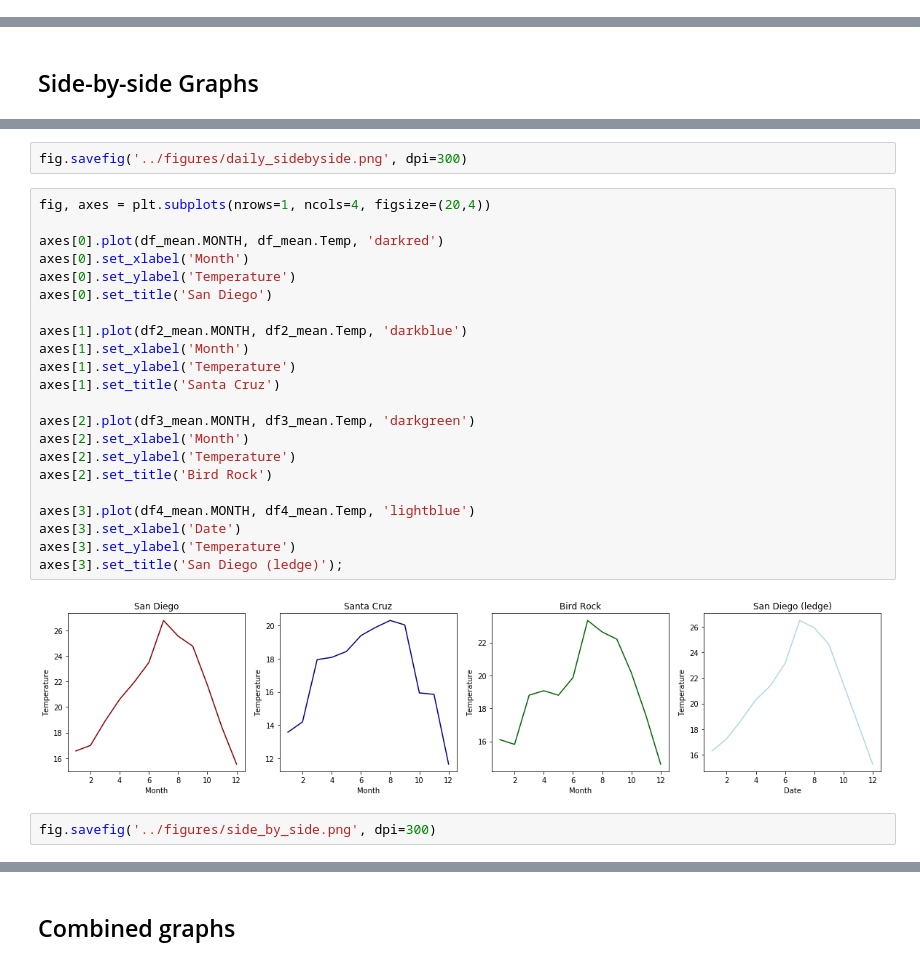
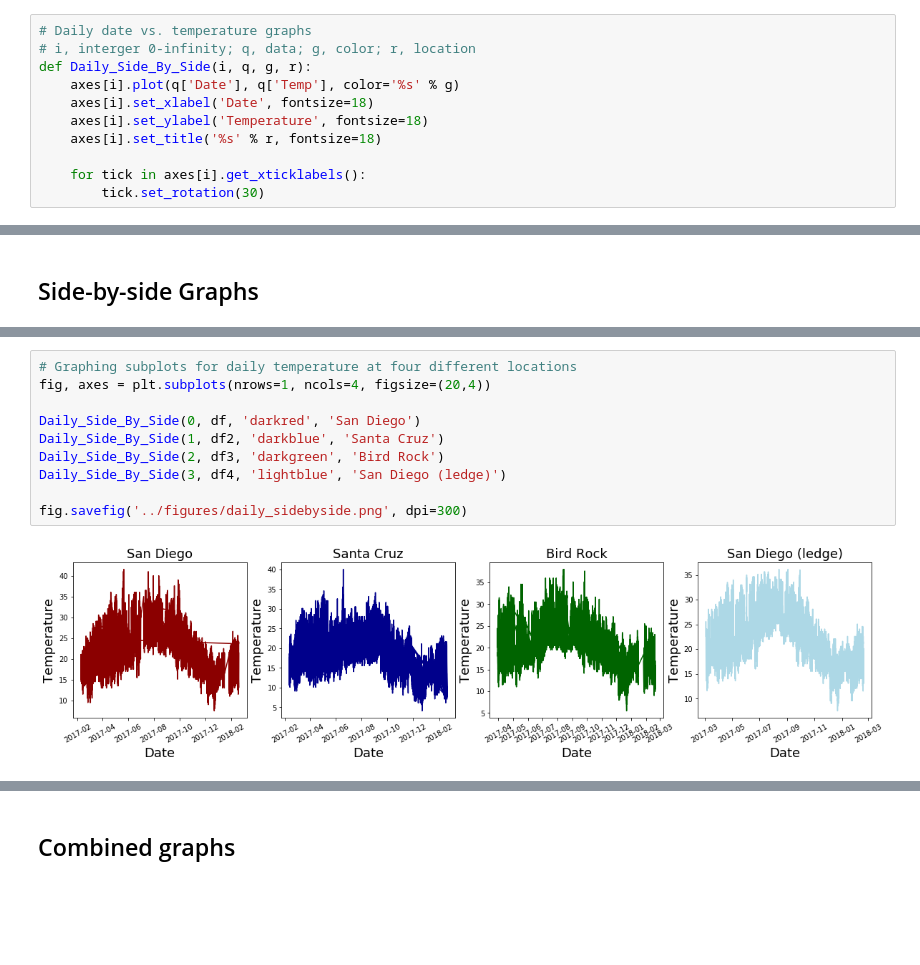
Before and after one commit to gbatzel/sio209_project, a Jupyter notebook: code/graphs.ipynb, the cells around one changed output, grey strips where cells are left out. Cells and saved outputs as stored; diff of their text form; blank space fills up the shorter version.

```diff
--- a/code/graphs.ipynb
+++ b/code/graphs.ipynb
@@ -14,3 +15,14 @@ def Organize_Data(i):
     i['MONTH'] = [x.month for x in i.Date]
     i['DAY'] = [x.day for x in i.Date]
     i['DAY_OF_YEAR'] = [x.dayofyear for x in i.Date]
+# %%
+# Daily date vs. temperature graphs
+# i, interger 0-infinity; q, data; g, color; r, location
+def Daily_Side_By_Side(i, q, g, r):
+    axes[i].plot(q['Date'], q['Temp'], color='%s' % g)
+    axes[i].set_xlabel('Date', fontsize=18)
+    axes[i].set_ylabel('Temperature', fontsize=18)
+    axes[i].set_title('%s' % r, fontsize=18)
+
+    for tick in axes[i].get_xticklabels():
+        tick.set_rotation(30)
@@ -62,28 +61,12 @@ axes[3].set_title('San Diego (ledge)');
-# %%
-fig.savefig('../figures/daily_sidebyside.png', dpi=300)
-# %%
-fig, axes = plt.subplots(nrows=1, ncols=4, figsize=(20,4))
-
-axes[0].plot(df_mean.MONTH, df_mean.Temp, 'darkred')
-axes[0].set_xlabel('Month')
-axes[0].set_ylabel('Temperature')
-axes[0].set_title('San Diego')
-
-axes[1].plot(df2_mean.MONTH, df2_mean.Temp, 'darkblue')
-axes[1].set_xlabel('Month')
-axes[1].set_ylabel('Temperature')
-axes[1].set_title('Santa Cruz')
-
-axes[2].plot(df3_mean.MONTH, df3_mean.Temp, 'darkgreen')
-axes[2].set_xlabel('Month')
-axes[2].set_ylabel('Temperature')
-axes[2].set_title('Bird Rock')
-
-axes[3].plot(df4_mean.MONTH, df4_mean.Temp, 'lightblue')
-axes[3].set_xlabel('Date')
-axes[3].set_ylabel('Temperature')
-axes[3].set_title('San Diego (ledge)');
-# %% [output]
-[figure, removed]
-# %%
-fig.savefig('../figures/side_by_side.png', dpi=300)
+# %%
+# Graphing subplots for daily temperature at four different locations
+fig, axes = plt.subplots(nrows=1, ncols=4, figsize=(20,4))
+
+Daily_Side_By_Side(0, df, 'darkred', 'San Diego')
+Daily_Side_By_Side(1, df2, 'darkblue', 'Santa Cruz')
+Daily_Side_By_Side(2, df3, 'darkgreen', 'Bird Rock')
+Daily_Side_By_Side(3, df4, 'lightblue', 'San Diego (ledge)')
+
+fig.savefig('../figures/daily_sidebyside.png', dpi=300)
+# %% [output]
+[figure, added]
```
Also changed, not shown: parts of 11 cells of this notebook, 13 other files.
